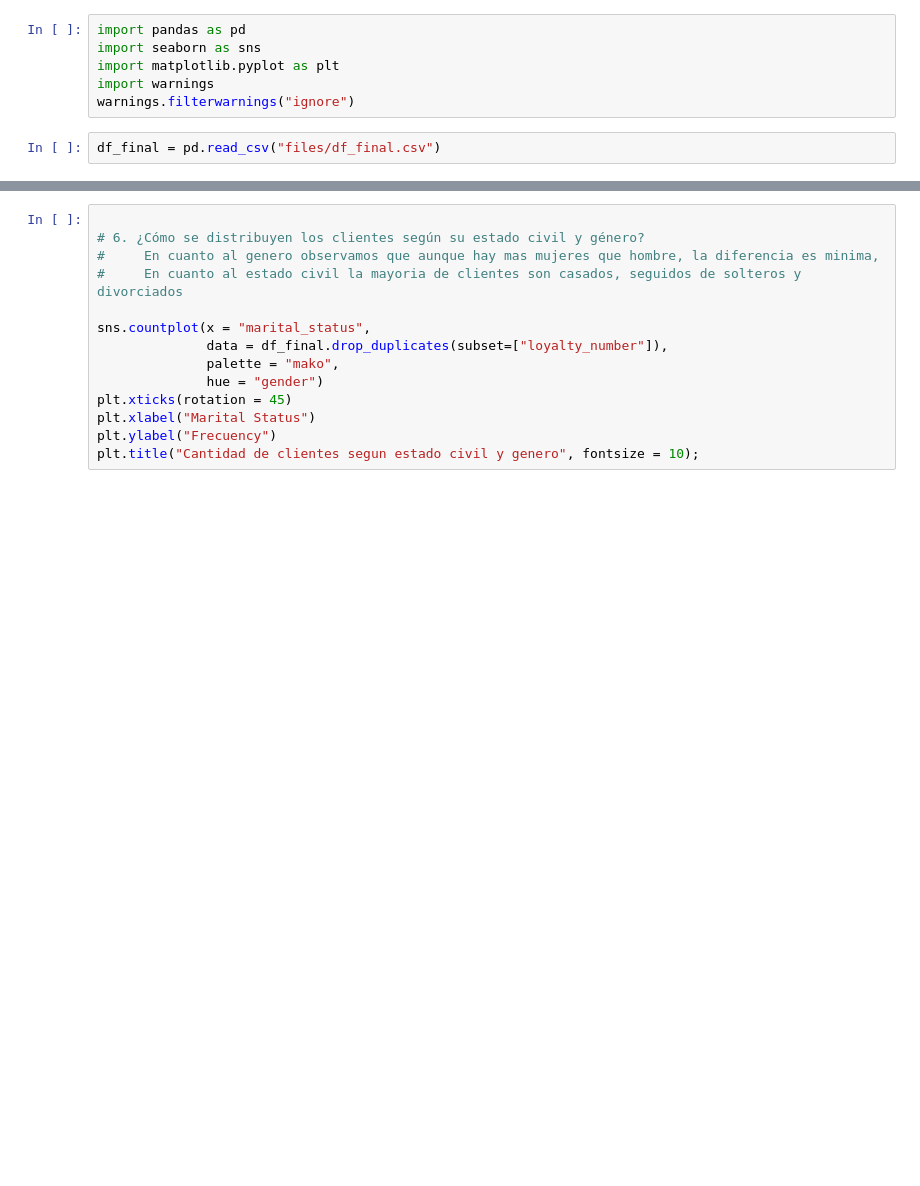
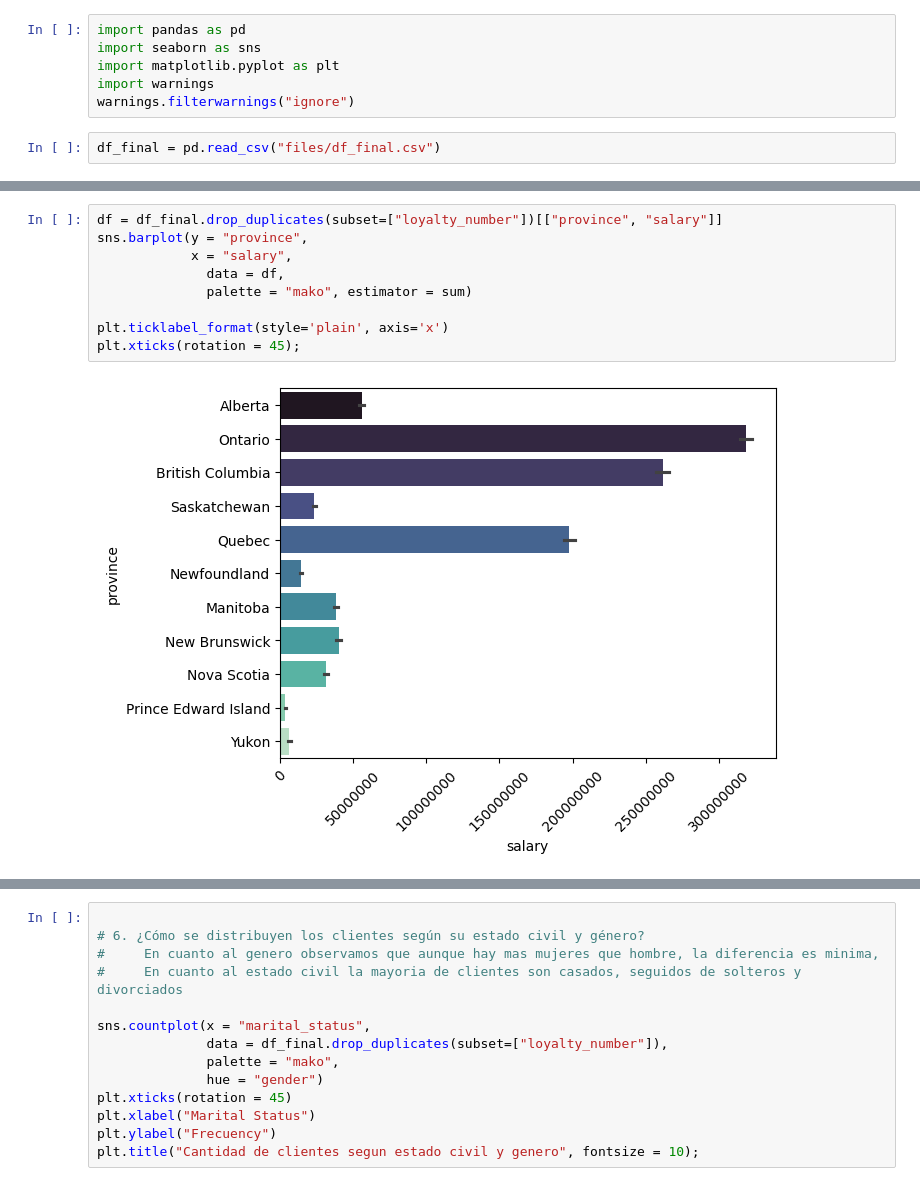
Before and after one commit to Adalab/ETL_and_analysis, a Jupyter notebook: visualizaciones.ipynb, the cells around one changed output, grey strips where cells are left out. Saved outputs shown, nothing was run; the diff lists cells and outputs as text; blank space fills up the shorter version.

```diff
--- a/visualizaciones.ipynb
+++ b/visualizaciones.ipynb
@@ -57,3 +90,14 @@ plt.xlabel("frecuency");
+# %%
+df = df_final.drop_duplicates(subset=["loyalty_number"])[["province", "salary"]]
+sns.barplot(y = "province",
+            x = "salary",
+              data = df,
+              palette = "mako", estimator = sum)
+
+plt.ticklabel_format(style='plain', axis='x')
+plt.xticks(rotation = 45);
+# %% [output]
+[figure, added]
 # %%
 
 #4. ¿Cómo se compara el salario promedio entre los diferentes niveles educativos de los clientes?
```
Also changed, not shown: parts of 9 cells of this notebook, 3 other files.
